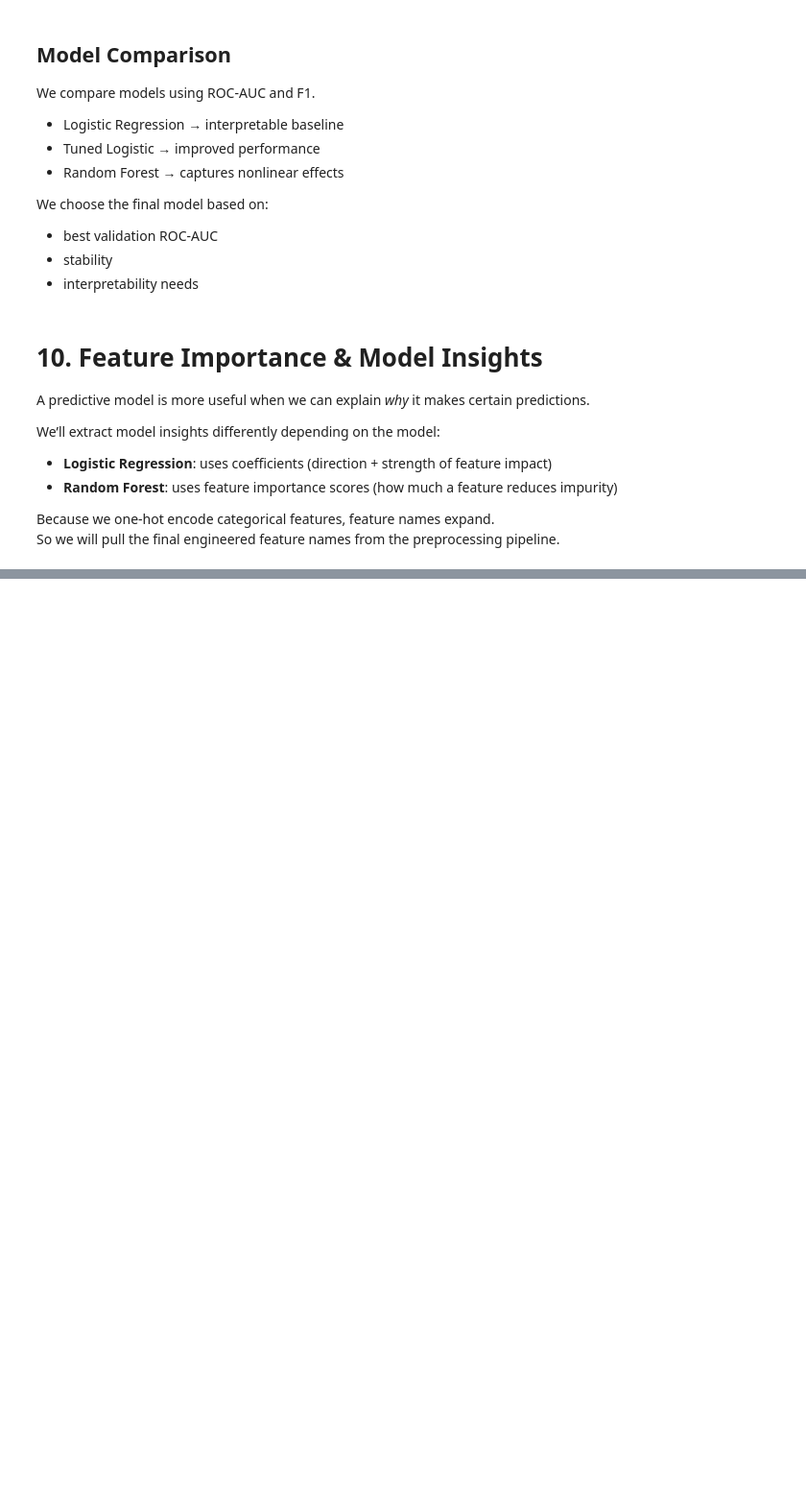
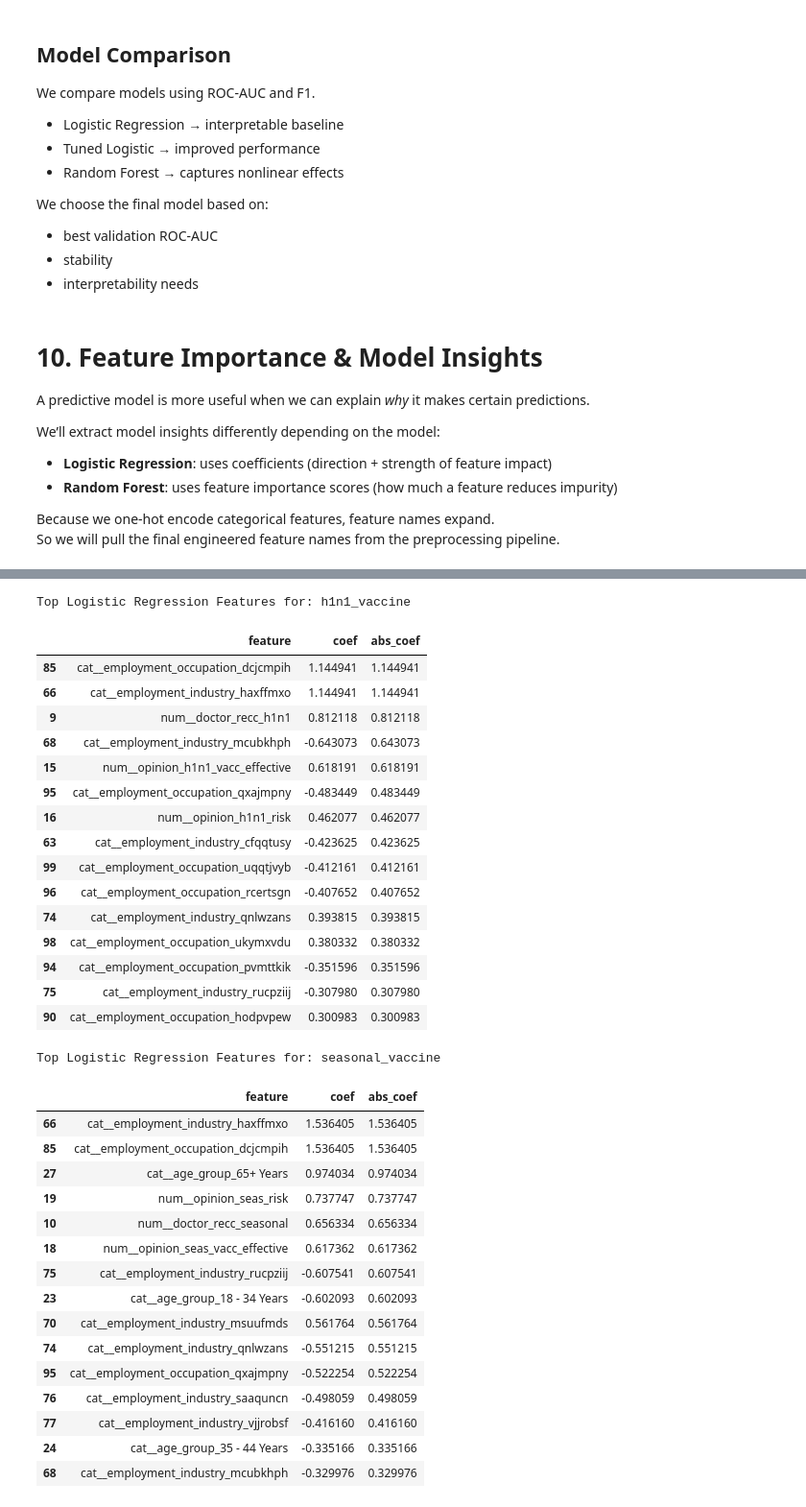
Before and after one commit to winniekimmich/machine-learning-project, a Jupyter notebook: ml.ipynb, the cells around one changed output, grey strips where cells are left out. Shown at 96% size. Cells and saved outputs as stored; diff of their text form; code cells hidden in the pictures; blank space fills up the shorter version.

```diff
--- a/ml.ipynb
+++ b/ml.ipynb
@@ -570,0 +562,51 @@ AttributeError: 'ColumnTransformer' object has no attribute 'get_feature_names_o
+# %%
+# Access the fitted logistic models for each target
+log_models = baseline_model.named_steps["model"].estimators_
+
+def top_logistic_features(estimator, feature_names, top_n=15):
+    coefs = estimator.coef_.ravel()
+    df = pd.DataFrame({
+        "feature": feature_names,
+        "coef": coefs,
+        "abs_coef": np.abs(coefs)
+    }).sort_values("abs_coef", ascending=False)
+    return df.head(top_n)
+
+for i, target in enumerate(y_train.columns):
+    print(f"\nTop Logistic Regression Features for: {target}")
+    display(top_logistic_features(log_models[i], feature_names, top_n=15))
+# %% [output]
+Top Logistic Regression Features for: h1n1_vaccine
+|  | feature | coef | abs_coef |
+| 85 | cat__employment_occupation_dcjcmpih | 1.144941 | 1.144941 |
+| 66 | cat__employment_industry_haxffmxo | 1.144941 | 1.144941 |
+| 9 | num__doctor_recc_h1n1 | 0.812118 | 0.812118 |
+| 68 | cat__employment_industry_mcubkhph | -0.643073 | 0.643073 |
+| 15 | num__opinion_h1n1_vacc_effective | 0.618191 | 0.618191 |
+| 95 | cat__employment_occupation_qxajmpny | -0.483449 | 0.483449 |
+| 16 | num__opinion_h1n1_risk | 0.462077 | 0.462077 |
+| 63 | cat__employment_industry_cfqqtusy | -0.423625 | 0.423625 |
+| 99 | cat__employment_occupation_uqqtjvyb | -0.412161 | 0.412161 |
+| 96 | cat__employment_occupation_rcertsgn | -0.407652 | 0.407652 |
+| 74 | cat__employment_industry_qnlwzans | 0.393815 | 0.393815 |
+| 98 | cat__employment_occupation_ukymxvdu | 0.380332 | 0.380332 |
+| 94 | cat__employment_occupation_pvmttkik | -0.351596 | 0.351596 |
+| 75 | cat__employment_industry_rucpziij | -0.307980 | 0.307980 |
+| 90 | cat__employment_occupation_hodpvpew | 0.300983 | 0.300983 |
+Top Logistic Regression Features for: seasonal_vaccine
+|  | feature | coef | abs_coef |
+| 66 | cat__employment_industry_haxffmxo | 1.536405 | 1.536405 |
+| 85 | cat__employment_occupation_dcjcmpih | 1.536405 | 1.536405 |
+| 27 | cat__age_group_65+ Years | 0.974034 | 0.974034 |
+| 19 | num__opinion_seas_risk | 0.737747 | 0.737747 |
+| 10 | num__doctor_recc_seasonal | 0.656334 | 0.656334 |
+| 18 | num__opinion_seas_vacc_effective | 0.617362 | 0.617362 |
+| 75 | cat__employment_industry_rucpziij | -0.607541 | 0.607541 |
+| 23 | cat__age_group_18 - 34 Years | -0.602093 | 0.602093 |
+| 70 | cat__employment_industry_msuufmds | 0.561764 | 0.561764 |
+| 74 | cat__employment_industry_qnlwzans | -0.551215 | 0.551215 |
+| 95 | cat__employment_occupation_qxajmpny | -0.522254 | 0.522254 |
+| 76 | cat__employment_industry_saaquncn | -0.498059 | 0.498059 |
+| 77 | cat__employment_industry_vjjrobsf | -0.416160 | 0.416160 |
+| 24 | cat__age_group_35 - 44 Years | -0.335166 | 0.335166 |
+| 68 | cat__employment_industry_mcubkhph | -0.329976 | 0.329976 |
```
Also changed, not shown: parts of 11 cells of this notebook, 3 other files.
